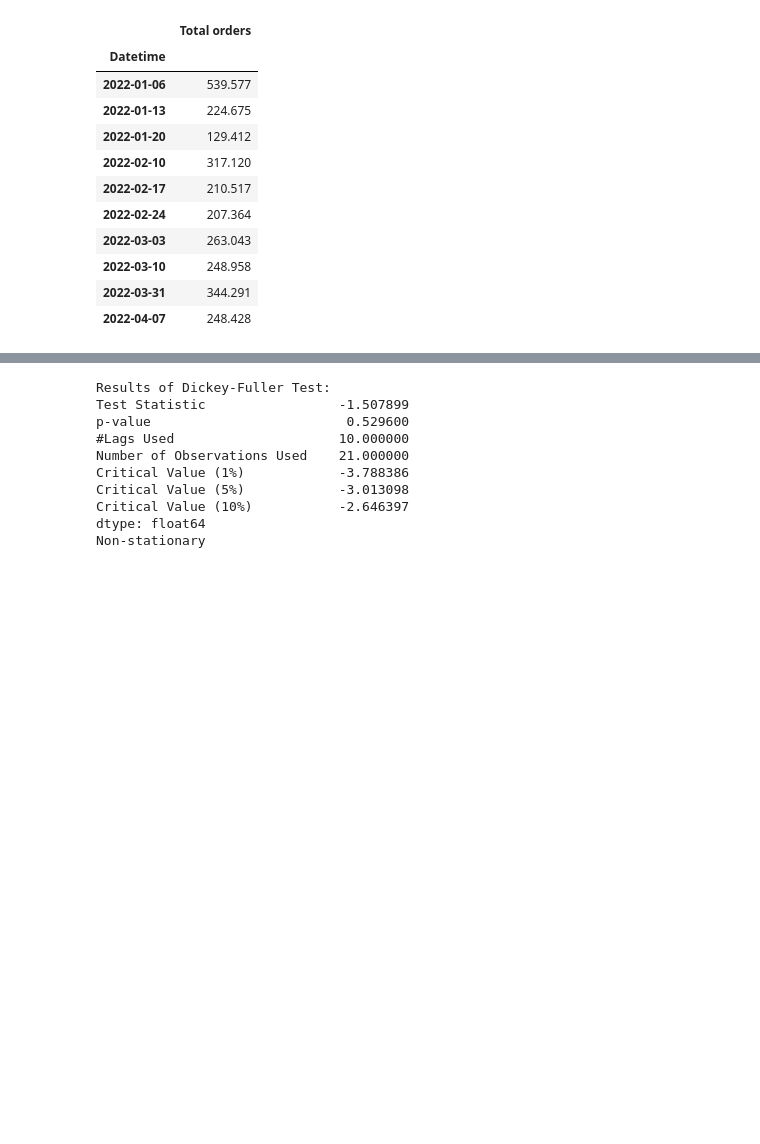
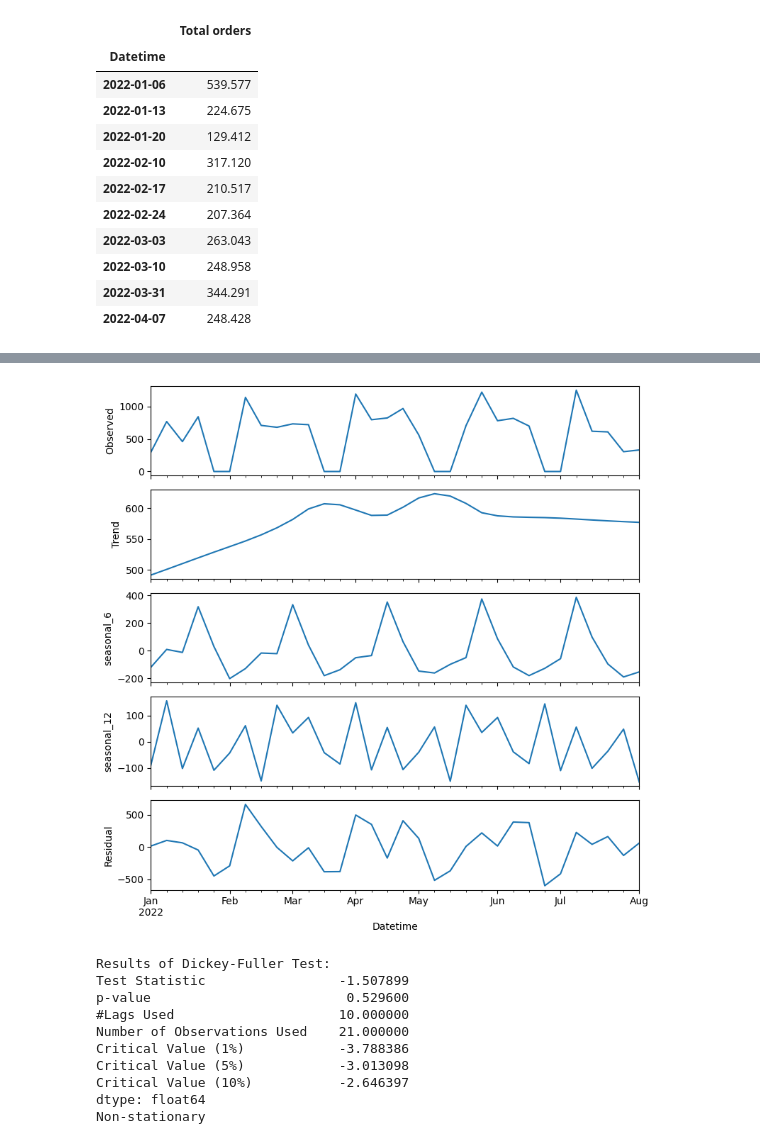
Before and after one commit to jaramillooo/Proyecto_series_no_lineales, a Jupyter notebook: proyectoModulo1_JaramilloA_AvilaK_MurguiaM.ipynb, the cells around one changed output, grey strips where cells are left out. Cells and saved outputs as stored; diff of their text form; code cells hidden in the pictures; blank space fills up the shorter version.

```diff
--- a/proyectoModulo1_JaramilloA_AvilaK_MurguiaM.ipynb
+++ b/proyectoModulo1_JaramilloA_AvilaK_MurguiaM.ipynb
@@ -250,3 +261,36 @@ plt.show()
+# %%
+# Función para análisis de estacionalidad
+from statsmodels.tsa.seasonal import MSTL
+import matplotlib.pyplot as plt
+
+data1 = days.copy()
+periods_seasonality = (6, 12)
+
+stl_kwargs = {"seasonal_deg": 0}
+model = MSTL(data1, periods=periods_seasonality, stl_kwargs=stl_kwargs)
+res2 = model.fit()
+
+# Gráfica de descomposición
+fig, ax = plt.subplots(5, 1, sharex=True, figsize=(8, 8))
+
+res2.observed.plot(ax=ax[0])
+ax[0].set_ylabel('Observed')
+
+res2.trend.plot(ax=ax[1])
+ax[1].set_ylabel('Trend')
+
+res2.seasonal[f'seasonal_{periods_seasonality[0]}'].plot(ax=ax[2])
+ax[2].set_ylabel(f'seasonal_{periods_seasonality[0]}')
+
+res2.seasonal[f'seasonal_{periods_seasonality[1]}'].plot(ax=ax[3])
+ax[3].set_ylabel(f'seasonal_{periods_seasonality[1]}')
+
+res2.resid.plot(ax=ax[4])
+ax[4].set_ylabel('Residual')
+
+fig.tight_layout()
+# %% [output]
+[figure, added]
 # %%
 def adf_test(timeseries):
     print("Results of Dickey-Fuller Test:")
```
Also changed, not shown: parts of 22 cells of this notebook.
